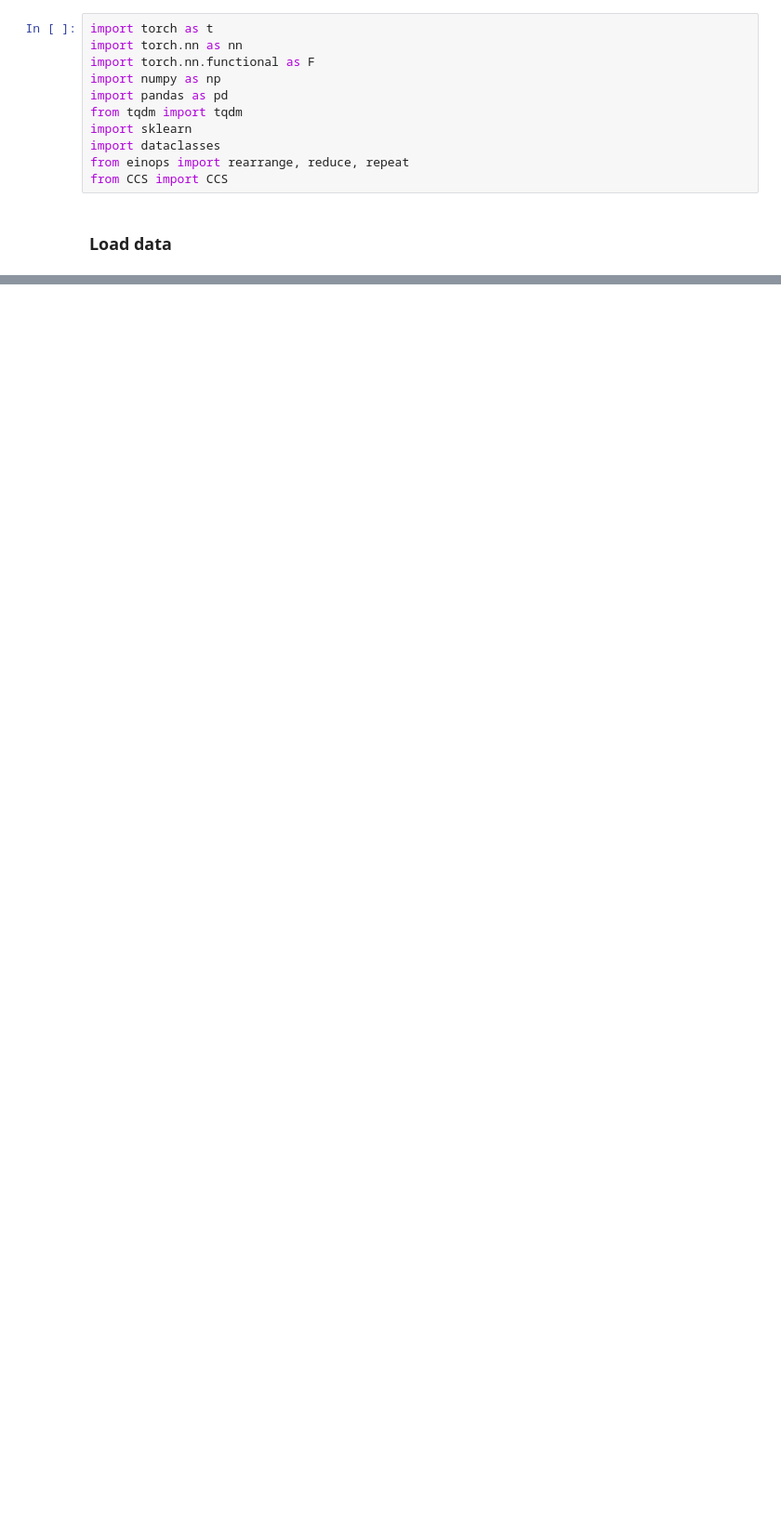
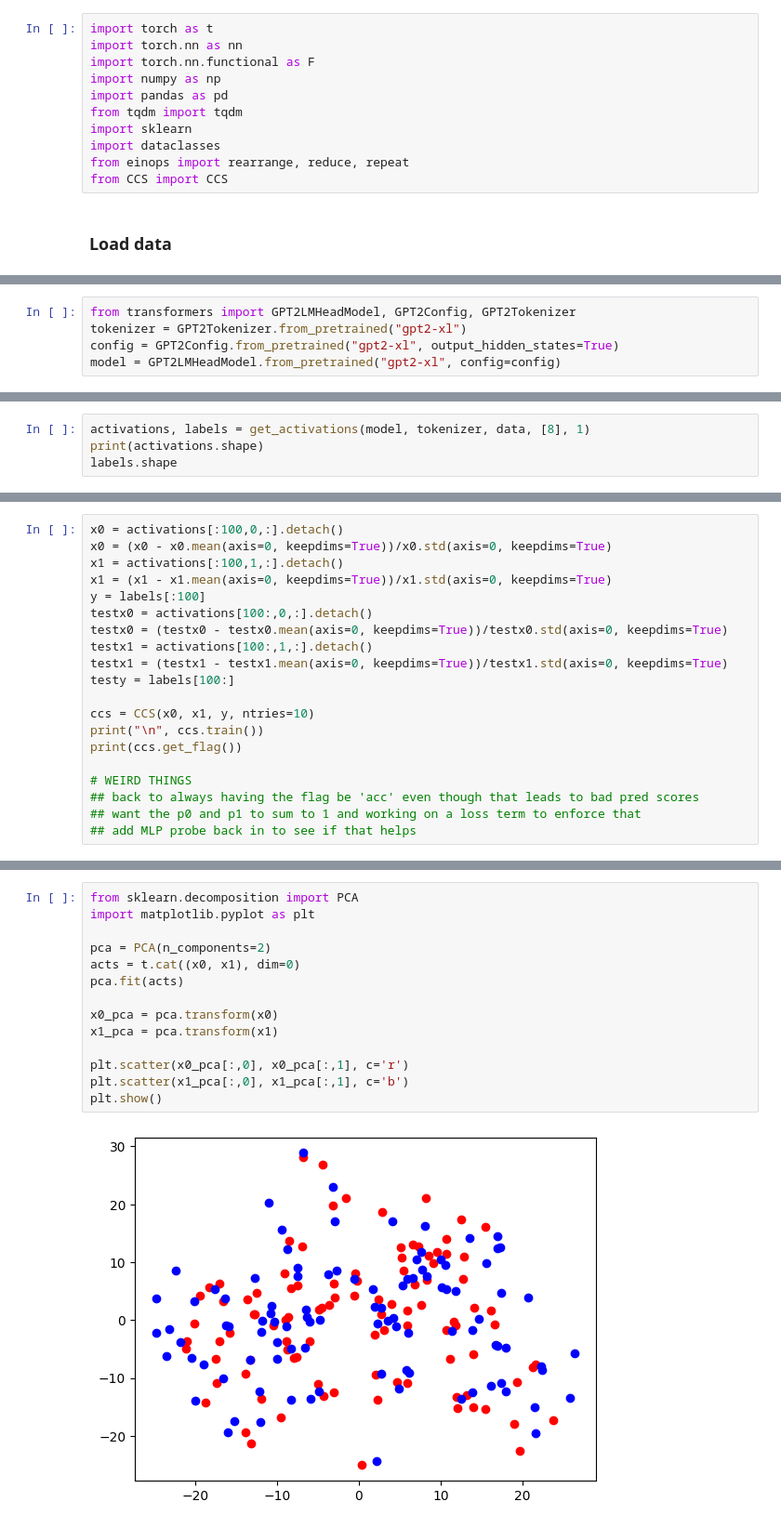
Before and after one commit to 0amp/CCS_on_truthfulqa, a Jupyter notebook: test_mod_mc2.ipynb, the cells around one changed output, grey strips where cells are left out. Shown at 93% size. Drawn from its saved outputs; the diff is of its cells as text; blank space fills up the shorter version.

```diff
--- a/test_mod_mc2.ipynb
+++ b/test_mod_mc2.ipynb
@@ -30,0 +51,5 @@ FileNotFoundError: [Errno 2] No such file or directory: 'data/modifiedtqa.csv'
+# %%
+from transformers import GPT2LMHeadModel, GPT2Config, GPT2Tokenizer
+tokenizer = GPT2Tokenizer.from_pretrained("gpt2-xl")
+config = GPT2Config.from_pretrained("gpt2-xl", output_hidden_states=True)
+model = GPT2LMHeadModel.from_pretrained("gpt2-xl", config=config)
@@ -30,0 +96,4 @@ FileNotFoundError: [Errno 2] No such file or directory: 'data/modifiedtqa.csv'
+# %%
+activations, labels = get_activations(model, tokenizer, data, [8], 1)
+print(activations.shape)
+labels.shape
@@ -30,0 +105,20 @@ FileNotFoundError: [Errno 2] No such file or directory: 'data/modifiedtqa.csv'
+# %%
+x0 = activations[:100,0,:].detach()
+x0 = (x0 - x0.mean(axis=0, keepdims=True))/x0.std(axis=0, keepdims=True)
+x1 = activations[:100,1,:].detach()
+x1 = (x1 - x1.mean(axis=0, keepdims=True))/x1.std(axis=0, keepdims=True)
+y = labels[:100]
+testx0 = activations[100:,0,:].detach()
+testx0 = (testx0 - testx0.mean(axis=0, keepdims=True))/testx0.std(axis=0, keepdims=True)
+testx1 = activations[100:,1,:].detach()
+testx1 = (testx1 - testx1.mean(axis=0, keepdims=True))/testx1.std(axis=0, keepdims=True)
+testy = labels[100:]
+
+ccs = CCS(x0, x1, y, ntries=10)
+print("\n", ccs.train())
+print(ccs.get_flag())
+
+# WEIRD THINGS
+## back to always having the flag be 'acc' even though that leads to bad pred scores
+## want the p0 and p1 to sum to 1 and working on a loss term to enforce that
+## add MLP probe back in to see if that helps
@@ -30,0 +170,16 @@ FileNotFoundError: [Errno 2] No such file or directory: 'data/modifiedtqa.csv'
+# %%
+from sklearn.decomposition import PCA
+import matplotlib.pyplot as plt
+
+pca = PCA(n_components=2)
+acts = t.cat((x0, x1), dim=0)
+pca.fit(acts)
+
+x0_pca = pca.transform(x0)
+x1_pca = pca.transform(x1)
+
+plt.scatter(x0_pca[:,0], x0_pca[:,1], c='r')
+plt.scatter(x1_pca[:,0], x1_pca[:,1], c='b')
+plt.show()
+# %% [output]
+[figure, added]
```
Also changed, not shown: parts of 17 cells of this notebook, 4 other files.
